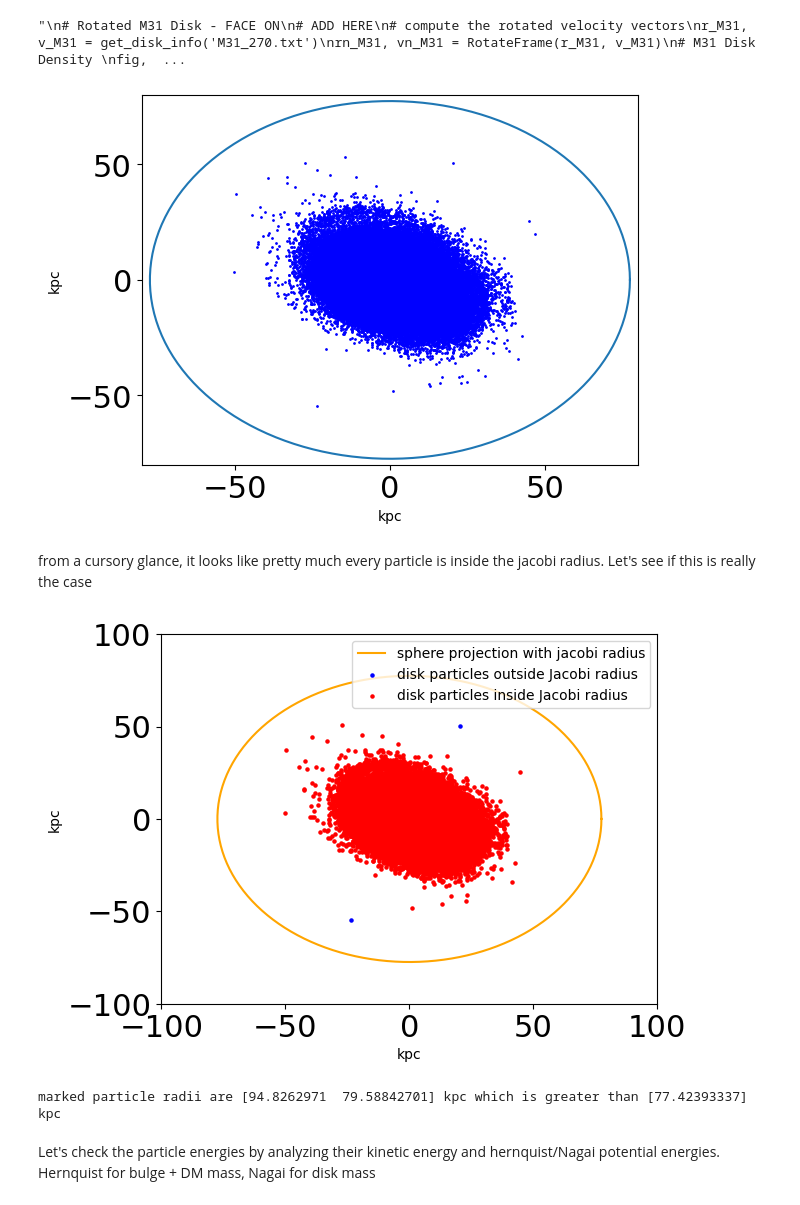
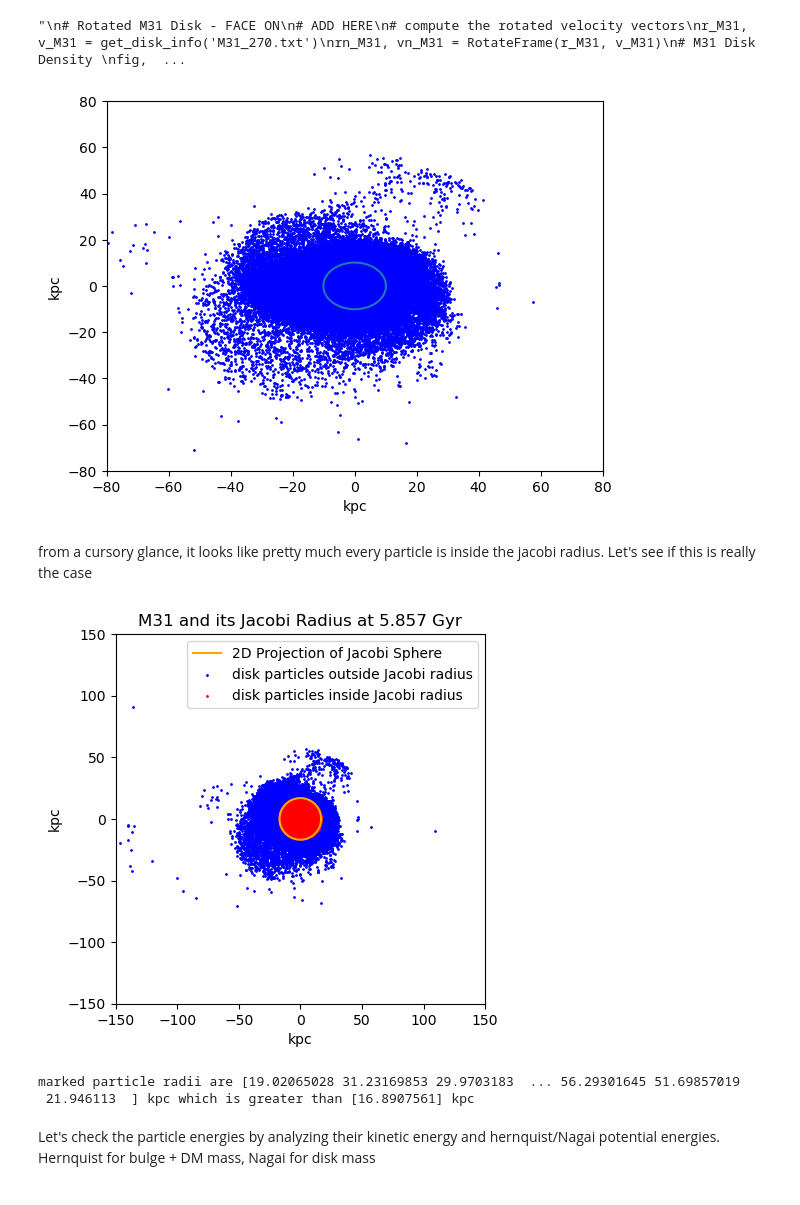
Before and after one commit to ainakhleh/400B2023_Nakhleh, a Jupyter notebook: ResearchAssignments/ResearchAssignment5/mass_transfer.ipynb, the cells around one changed output. Saved outputs shown, nothing was run; the diff lists cells and outputs as text; code cells hidden in the pictures.

```diff
--- a/ResearchAssignments/ResearchAssignment5/mass_transfer.ipynb
+++ b/ResearchAssignments/ResearchAssignment5/mass_transfer.ipynb
@@ -313,8 +359,8 @@ plt.show()
 # %% [output]
 "\n# Rotated M31 Disk - FACE ON\n# ADD HERE\n# compute the rotated velocity vectors\nr_M31, v_M31 = get_disk_info('M31_270.txt')\nrn_M31, vn_M31 = RotateFrame(r_M31, v_M31)\n# M31 Disk Density \nfig,  ...
 # %%
-r_M31, v_M31 = get_disk_info('M31_270.txt')
-#rn_M31, vn_M31 = RotateFrame(r_M31, v_M31)
+r_M31, v_M31 = get_disk_info('M31_410.txt')
+rn_M31, vn_M31 = RotateFrame(r_M31, v_M31)
 plt.scatter(r_M31[:,0], r_M31[:,2], s = 1, c = 'blue')
 angle = np.linspace( 0 , 2 * np.pi , 150 )
 
@@ -329,7 +375,7 @@ plt.xlabel('kpc')
 plt.ylabel('kpc')
 plt.show()
 # %% [output]
-[figure, old version]
+[figure, new version]
 # %% [markdown]
 from a cursory glance, it looks like pretty much every particle is inside the jacobi radius.
 Let's see if this is really the case
@@ -356,52 +402,73 @@ def find_inside_particles(r_j, xp,yp,zp, xcom, ycom, zcom):
     inputs:
         r_j: float, jacobi radius value of satellite galaxy
         xp,yp,zp: each numpy arrays of x,y,z positions of a galaxy's particles
         xcom, ycom, zcom: float values of the galaxy's center of mass position
     outputs:
         insider_index: numpy array of indices of particles with radii beyond the jacobi radius
     '''
     separations = np.sqrt((xp-xcom)**2 + (yp-ycom)**2 + (zp-zcom)**2)
     insider_index = np.where(separations <= r_j)
     return insider_index
 
 
 #we need to globally find the x,y,z coordinates of M31's center of mass, similar to our RCOM_separation function
 MWorbit_data = np.genfromtxt('OrbitMW_0_800.txt',dtype=None,names=True,skip_header=0)
 M31orbit_data = np.genfromtxt('OrbitM31_0_800.txt',dtype=None,names=True,skip_header=0)
 times = M31orbit_data['t']
 timenow_index = np.where(abs(times-(M31time.value/1000)) < 0.001) #because of rounding, these numbers should be at least this close
 M31_xcom = M31orbit_data['x'][timenow_index]
 M31_ycom = M31orbit_data['y'][timenow_index]
 M31_zcom = M31orbit_data['z'][timenow_index]
 
-#we'll check disk particles first
-type_index = np.where(MWdata['type'] == 2)
-xs = M31data['x'][type_index]
-ys = M31data['y'][type_index]
-zs = M31data['z'][type_index]
+M31_vxcom = M31orbit_data['vx'][timenow_index]
+M31_vycom = M31orbit_data['vy'][timenow_index]
+M31_vzcom = M31orbit_data['vz'][timenow_index]
 
-outside_index = find_outside_particles(M31_Jacobi_rad, xs,ys,zs, M31_xcom, M31_ycom, M31_zcom)
-inside_index = find_inside_particles(M31_Jacobi_rad, xs,ys,zs, M31_xcom, M31_ycom, M31_zcom)
+#we'll check DM particles now
+
+disk_index = np.where(M31data['type'] == 2)
+xs = M31data['x'][disk_index]
+ys = M31data['y'][disk_index]
+zs = M31data['z'][disk_index]
+
+'''
+xs = M31data['x']
+ys = M31data['y']
+zs = M31data['z']
+'''
+outside_index = find_outside_particles(new_jacobi_rad, xs,ys,zs, M31_xcom, M31_ycom, M31_zcom)
+inside_index = find_inside_particles(new_jacobi_rad, xs,ys,zs, M31_xcom, M31_ycom, M31_zcom)
 angle = np.linspace( 0 , 2 * np.pi , 150 )
-radius = M31_Jacobi_rad
+#radius = M31_Jacobi_rad
+radius = new_jacobi_rad
 x = radius * np.cos( angle )
 y = radius * np.sin( angle )
-plt.plot(x,y, c = 'orange', label = 'sphere projection with jacobi radius')
-plt.scatter(r_M31[:,0][outside_index], r_M31[:,2][outside_index], s = 5, c = 'blue', label = 'disk particles outside Jacobi radius')
-plt.scatter(r_M31[:,0][inside_index], r_M31[:,2][inside_index], s = 5, c = 'red',label = 'disk particles inside Jacobi radius' )
-plt.legend()
-plt.ylim(-100,100)
-plt.xlim(-100,100)
-plt.xlabel('kpc')
-plt.ylabel('kpc')
+fig, ax = plt.subplots()
+ax.plot(x,y, c = 'orange', label = '2D Projection of Jacobi Sphere')
+ax.scatter(r_M31[:,0][outside_index], r_M31[:,2][outside_index], s = 1, c = 'blue', label = 'disk particles outside Jacobi radius')
+ax.scatter(r_M31[:,0][inside_index], r_M31[:,2][inside_index], s = 1, c = 'red',label = 'disk particles inside Jacobi radius' )
+ax.legend()
+ax.set_ylim(-150,150)
+ax.set_xlim(-150,150)
+ax.set_xlabel('kpc')
+ax.set_ylabel('kpc')
+ax.set_title('M31 and its Jacobi Radius at 5.857 Gyr')
+ratio = 1.0
+x_left, x_right = ax.get_xlim()
+y_low, y_high = ax.get_ylim()
+ax.set_aspect(abs((x_right-x_left)/(y_low-y_high))*ratio)
+
+plt.savefig("M31_410_disk", dpi=300)
 plt.show()
 
 particle_radii = np.sqrt((M31_xcom - xs[outside_index])**2 + (M31_ycom - ys[outside_index])**2 + (M31_zcom - zs[outside_index])**2)
+all_particle_radii = np.sqrt((M31_xcom - xs)**2 + (M31_ycom - ys)**2 + (M31_zcom - zs)**2)
 print('marked particle radii are', particle_radii, 'kpc',
-    'which is greater than', M31_Jacobi_rad, 'kpc')
+    'which is greater than', new_jacobi_rad, 'kpc')
 # %% [output]
-[figure, old version]
+[figure, new version]
-marked particle radii are [94.8262971  79.58842701] kpc which is greater than [77.42393337] kpc
+marked particle radii are [19.02065028 31.23169853 29.9703183  ... 56.29301645 51.69857019
+ 21.946113  ] kpc which is greater than [16.8907561] kpc
 # %% [markdown]
 Let's check the particle energies by analyzing their kinetic energy and hernquist/Nagai potential energies. Hernquist for bulge + DM mass, Nagai for disk mass
 # %%
```
Also changed, not shown: parts of 8 cells of this notebook, 19 other files.
